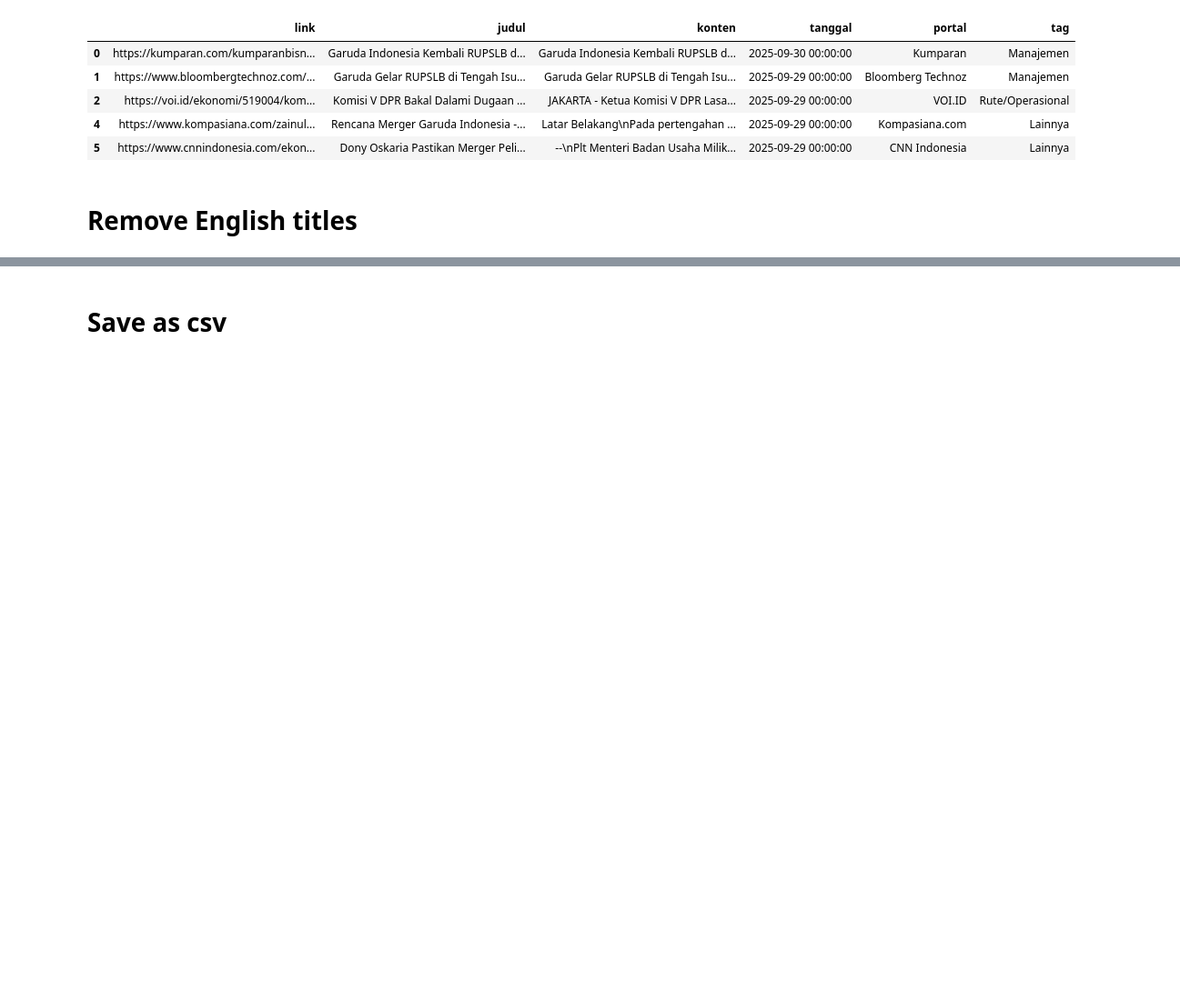
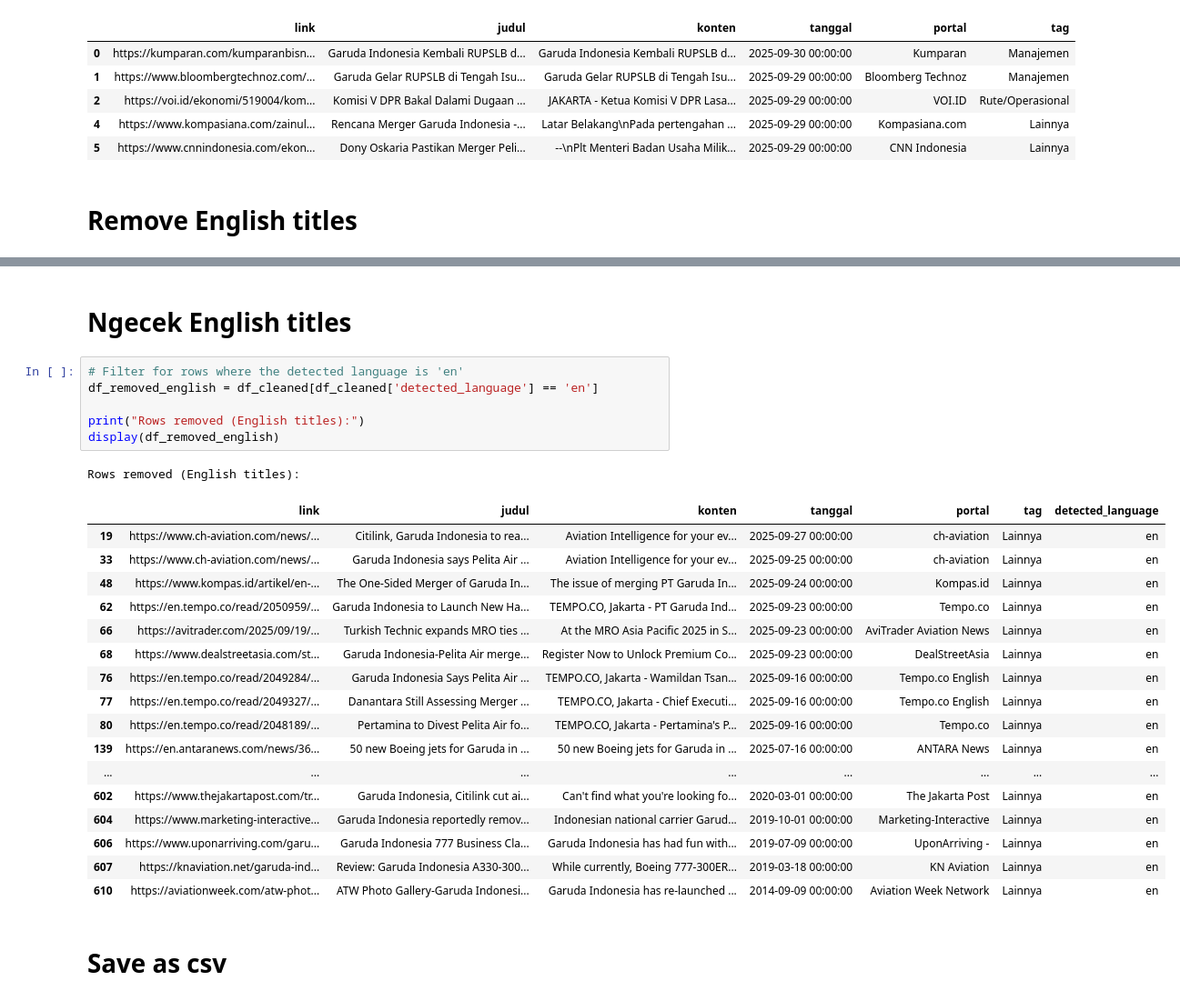
Before and after one commit to renaldoaluska/pbagasal2025-klp11-garuda, a Jupyter notebook: 2-Scrapping Garuda Indonesia News Article/3-Cleaning Garuda Indonesia News Content/Clean_Garuda_Indonesia_News_Content.ipynb, the cells around one changed output, grey strips where cells are left out. Shown at 91% size. Saved outputs shown, nothing was run; the diff lists cells and outputs as text; blank space fills up the shorter version.

```diff
--- a/2-Scrapping Garuda Indonesia News Article/3-Cleaning Garuda Indonesia News Content/Clean_Garuda_Indonesia_News_Content.ipynb
+++ b/2-Scrapping Garuda Indonesia News Article/3-Cleaning Garuda Indonesia News Content/Clean_Garuda_Indonesia_News_Content.ipynb
@@ -88,6 +88,33 @@ See the caveats in the documentation: https://pandas.pydata.org/pandas-docs/stab
 | 2 | https://voi.id/ekonomi/519004/kom... | Komisi V DPR Bakal Dalami Dugaan ... | JAKARTA - Ketua Komisi V DPR Lasa... | 2025-09-29 00:00:00 | VOI.ID | Rute/Operasional |
 | 4 | https://www.kompasiana.com/zainul... | Rencana Merger Garuda Indonesia -... | Latar Belakang\nPada pertengahan ... | 2025-09-29 00:00:00 | Kompasiana.com | Lainnya |
 | 5 | https://www.cnnindonesia.com/ekon... | Dony Oskaria Pastikan Merger Peli... | --\nPlt Menteri Badan Usaha Milik... | 2025-09-29 00:00:00 | CNN Indonesia | Lainnya |
+# %% [markdown]
+# Ngecek English titles
+# %%
+# Filter for rows where the detected language is 'en'
+df_removed_english = df_cleaned[df_cleaned['detected_language'] == 'en']
+
+print("Rows removed (English titles):")
+display(df_removed_english)
+# %% [output]
+Rows removed (English titles):
+|  | link | judul | konten | tanggal | portal | tag | detected_language |
+| 19 | https://www.ch-aviation.com/news/... | Citilink, Garuda Indonesia to rea... | Aviation Intelligence for your ev... | 2025-09-27 00:00:00 | ch-aviation | Lainnya | en |
+| 33 | https://www.ch-aviation.com/news/... | Garuda Indonesia says Pelita Air ... | Aviation Intelligence for your ev... | 2025-09-25 00:00:00 | ch-aviation | Lainnya | en |
+| 48 | https://www.kompas.id/artikel/en-... | The One-Sided Merger of Garuda In... | The issue of merging PT Garuda In... | 2025-09-24 00:00:00 | Kompas.id | Lainnya | en |
+| 62 | https://en.tempo.co/read/2050959/... | Garuda Indonesia to Launch New Ha... | TEMPO.CO, Jakarta - PT Garuda Ind... | 2025-09-23 00:00:00 | Tempo.co | Lainnya | en |
+| 66 | https://avitrader.com/2025/09/19/... | Turkish Technic expands MRO ties ... | At the MRO Asia Pacific 2025 in S... | 2025-09-23 00:00:00 | AviTrader Aviation News | Lainnya | en |
+| 68 | https://www.dealstreetasia.com/st... | Garuda Indonesia-Pelita Air merge... | Register Now to Unlock Premium Co... | 2025-09-23 00:00:00 | DealStreetAsia | Lainnya | en |
+| 76 | https://en.tempo.co/read/2049284/... | Garuda Indonesia Says Pelita Air ... | TEMPO.CO, Jakarta - Wamildan Tsan... | 2025-09-16 00:00:00 | Tempo.co English | Lainnya | en |
+| 77 | https://en.tempo.co/read/2049327/... | Danantara Still Assessing Merger ... | TEMPO.CO, Jakarta - Chief Executi... | 2025-09-16 00:00:00 | Tempo.co English | Lainnya | en |
+| 80 | https://en.tempo.co/read/2048189/... | Pertamina to Divest Pelita Air fo... | TEMPO.CO, Jakarta - Pertamina's P... | 2025-09-16 00:00:00 | Tempo.co | Lainnya | en |
+| 139 | https://en.antaranews.com/news/36... | 50 new Boeing jets for Garuda in ... | 50 new Boeing jets for Garuda in ... | 2025-07-16 00:00:00 | ANTARA News | Lainnya | en |
+| ... | ... | ... | ... | ... | ... | ... | ... |
+| 602 | https://www.thejakartapost.com/tr... | Garuda Indonesia, Citilink cut ai... | Can't find what you're looking fo... | 2020-03-01 00:00:00 | The Jakarta Post | Lainnya | en |
+| 604 | https://www.marketing-interactive... | Garuda Indonesia reportedly remov... | Indonesian national carrier Garud... | 2019-10-01 00:00:00 | Marketing-Interactive | Lainnya | en |
+| 606 | https://www.uponarriving.com/garu... | Garuda Indonesia 777 Business Cla... | Garuda Indonesia has had fun with... | 2019-07-09 00:00:00 | UponArriving - | Lainnya | en |
+| 607 | https://knaviation.net/garuda-ind... | Review: Garuda Indonesia A330-300... | While currently, Boeing 777-300ER... | 2019-03-18 00:00:00 | KN Aviation | Lainnya | en |
+| 610 | https://aviationweek.com/atw-phot... | ATW Photo Gallery-Garuda Indonesi... | Garuda Indonesia has re-launched ... | 2014-09-09 00:00:00 | Aviation Week Network | Lainnya | en |
 # %% [markdown]
 # Save as csv
 # %%
```
Also changed, not shown: parts of 3 cells of this notebook, 1 other file.
